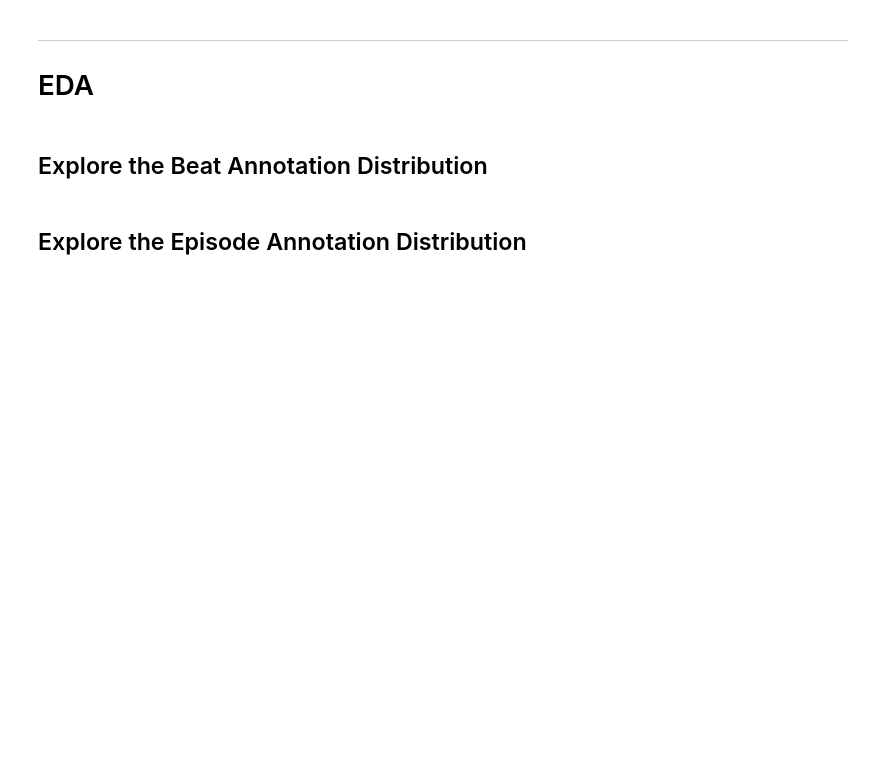
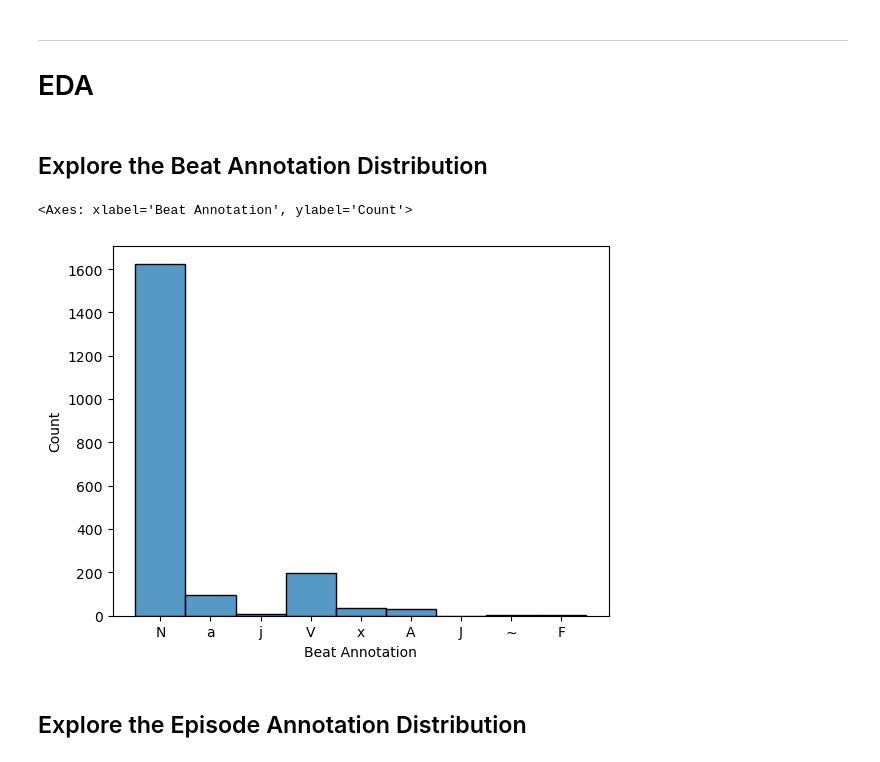
Before and after one commit to stojanov-d/vnp-labs, a Jupyter notebook: vtor-kolokvium/notebooks/Laboratory Exercise 3 - 13.12.2024 - 1700.ipynb, the cells around one changed output. Drawn from its saved outputs; the diff is of its cells as text; code cells hidden in the pictures; blank space fills up the shorter version.

```diff
--- a/vtor-kolokvium/notebooks/Laboratory Exercise 3 - 13.12.2024 - 1700.ipynb
+++ b/vtor-kolokvium/notebooks/Laboratory Exercise 3 - 13.12.2024 - 1700.ipynb
@@ -29,3 +69,5 @@ In this laboratory assignment, the focus is on time series forecasting, specific
 You are required to load the given data from the `201_cleaned.ann` file (csv format). Load the data into a `pandas dataframe` and display the first 5 rows of the dataframe.
 # %%
 # Write your code here. Add as many boxes as you need.
+df = pd.read_csv('../datasets/201_cleaned.ann')
+df.head()
@@ -39,3 +86,8 @@ You are required to load the given data from the `201_cleaned.ann` file (csv for
+# %%
+sns.histplot(df['Beat Annotation'])
+# %% [output]
+<Axes: xlabel='Beat Annotation', ylabel='Count'>
+[figure, added]
 # %% [markdown]
 ## Explore the Episode Annotation Distribution
 # %%
```
Also changed, not shown: parts of 42 cells of this notebook, 1 other file.
